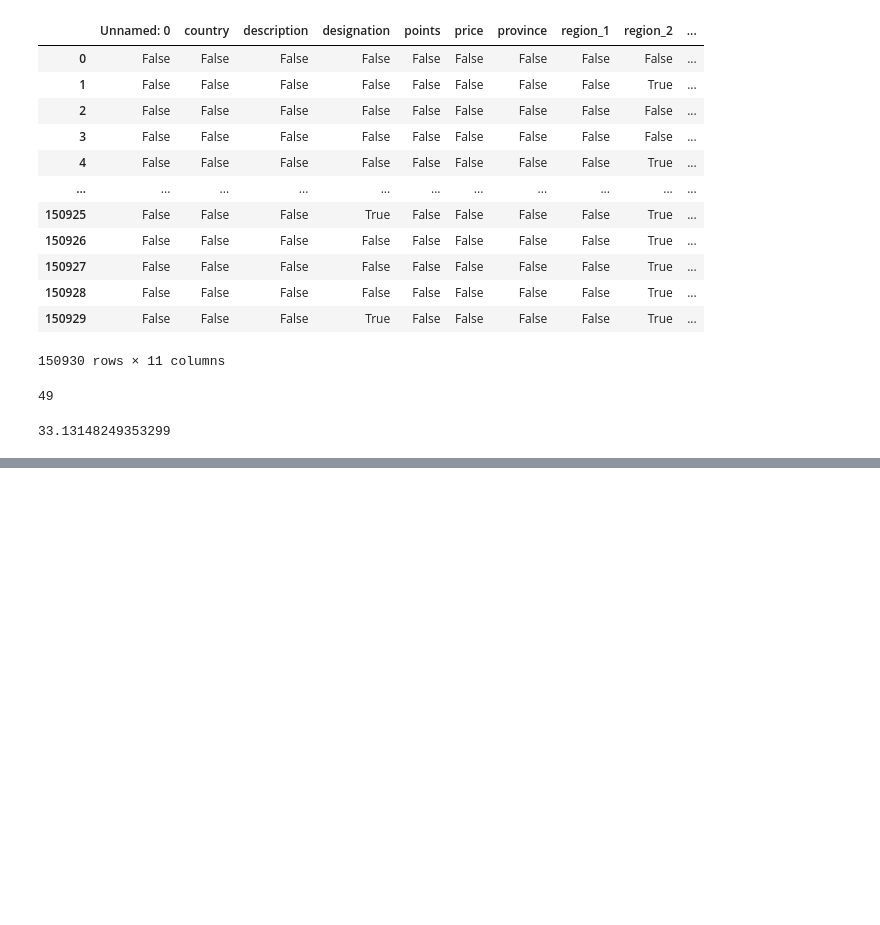
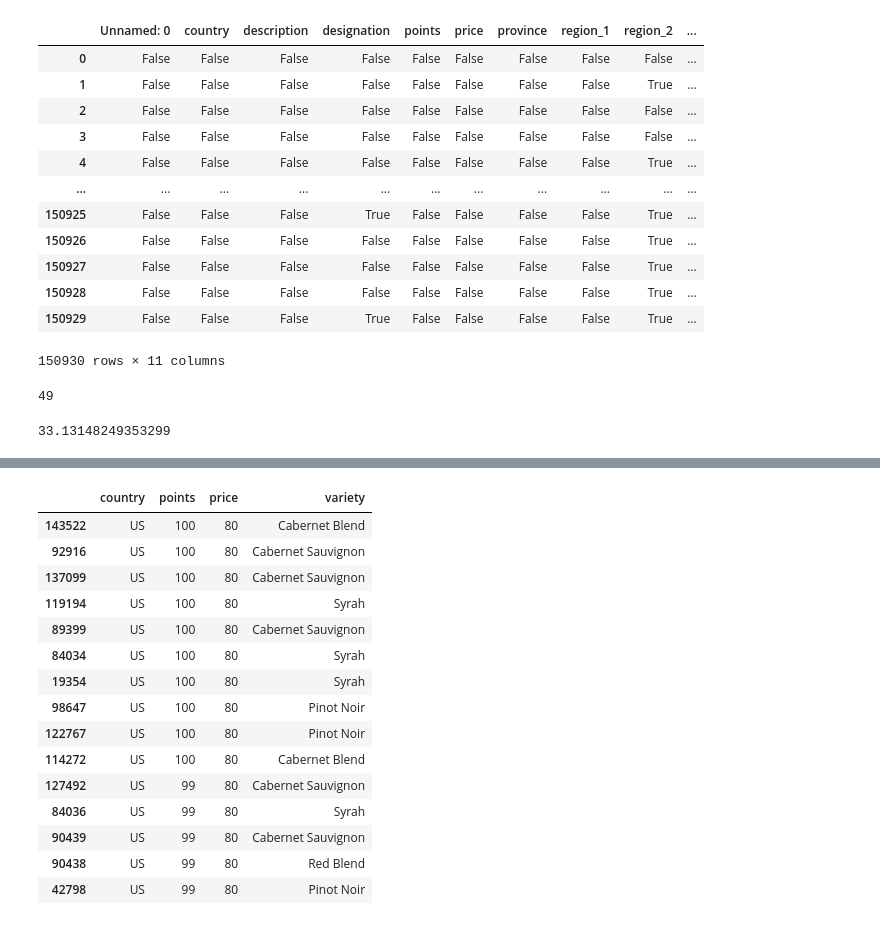
Before and after one commit to CD-JCaro/xmas-practice, a Jupyter notebook: xmas_practice.ipynb, the cells around one changed output, grey strips where cells are left out. Cells and saved outputs as stored; diff of their text form; code cells hidden in the pictures; blank space fills up the shorter version.

```diff
--- a/xmas_practice.ipynb
+++ b/xmas_practice.ipynb
@@ -95,3 +103,12 @@ top_wine.head()
 | 100616 | 100616 | US | 100% Syrah from the same mix of v... | NaN | 90 | 80 | Washington | Walla Walla Valley (WA) | Columbia Valley | ... |
 | 100617 | 100617 | Italy | This is a pure expression of Cabe... | Marchese di Villamarina | 90 | 80 | Sicily & Sardinia | Alghero | NaN | ... |
 | 100618 | 100618 | US | The residual sugar is 2.5%, keepi... | NaN | 90 | 80 | Washington | Columbia Valley (WA) | Columbia Valley | ... |
+# %%
+#how to create country level dataframes
+usDF = wine_data_df.loc[wine_data_df['country'] == 'US']
+#          ^         ^              ^
+#      dataframe   locate         where to look*
+#                 something
+
+#* ill go over this more during our session
+usDF.head()
@@ -98,2 +122,4 @@ top_wine.head()
 # %%
-#how to create country level dataframes
+#how to create a sub dataframe
+usTrimmed = usDF[["country", "points", "price", "variety"]]
+usTrimmed.head()
@@ -102,2 +133,21 @@ top_wine.head()
 # %%
 #how to use the sort by and unique function
+usPriceSort = usTrimmed.sort_values("points", ascending = False)
+usPriceSort.head(15)
+# %% [output]
+|  | country | points | price | variety |
+| 143522 | US | 100 | 80 | Cabernet Blend |
+| 92916 | US | 100 | 80 | Cabernet Sauvignon |
+| 137099 | US | 100 | 80 | Cabernet Sauvignon |
+| 119194 | US | 100 | 80 | Syrah |
+| 89399 | US | 100 | 80 | Cabernet Sauvignon |
+| 84034 | US | 100 | 80 | Syrah |
+| 19354 | US | 100 | 80 | Syrah |
+| 98647 | US | 100 | 80 | Pinot Noir |
+| 122767 | US | 100 | 80 | Pinot Noir |
+| 114272 | US | 100 | 80 | Cabernet Blend |
+| 127492 | US | 99 | 80 | Cabernet Sauvignon |
+| 84036 | US | 99 | 80 | Syrah |
+| 90439 | US | 99 | 80 | Cabernet Sauvignon |
+| 90438 | US | 99 | 80 | Red Blend |
+| 42798 | US | 99 | 80 | Pinot Noir |
```
Also changed, not shown: parts of 13 cells of this notebook.
